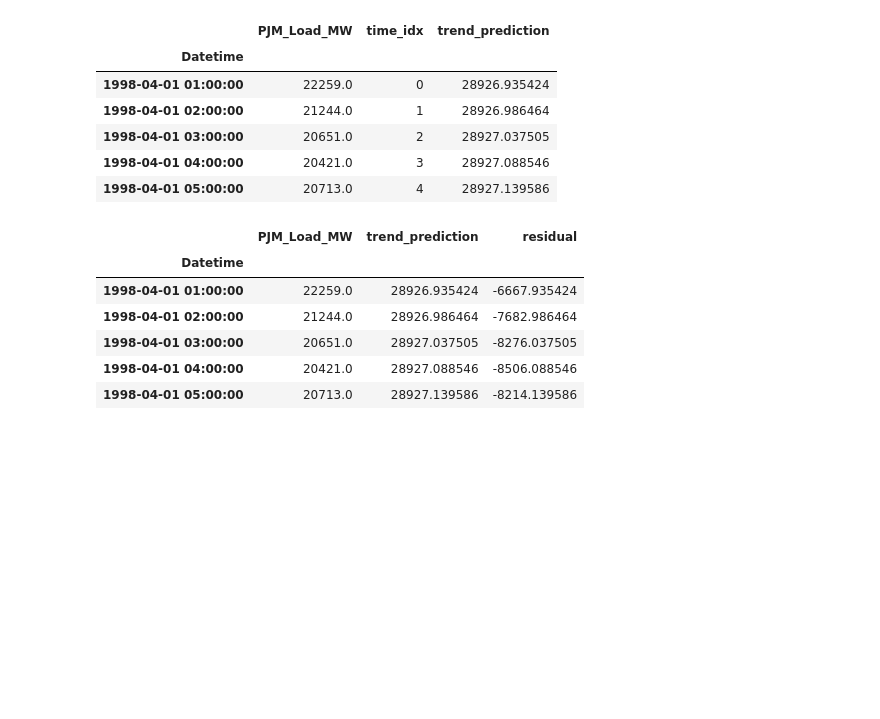
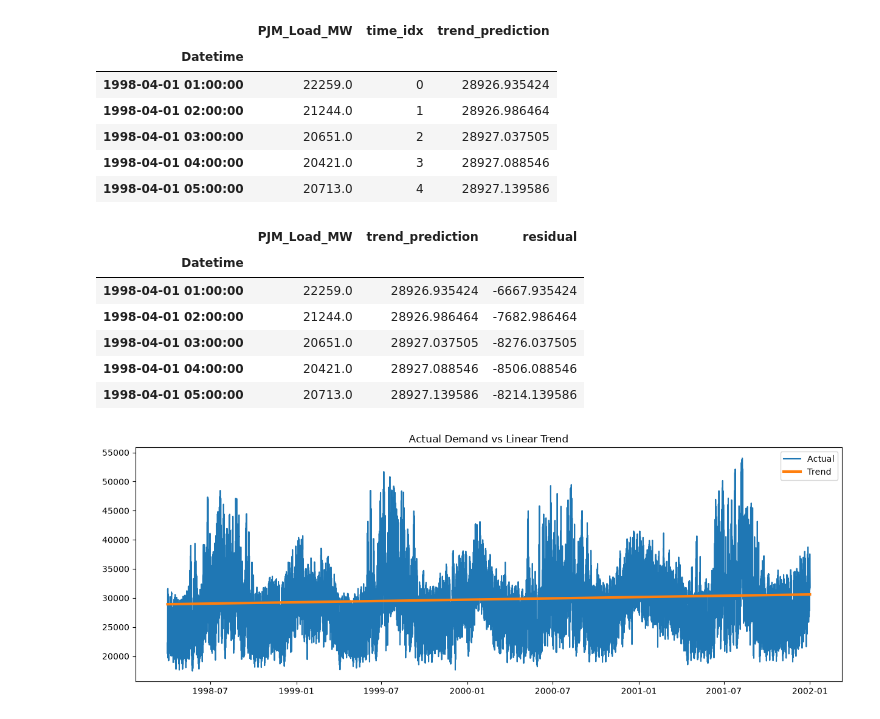
Before and after one commit to ksanu1011/DemandSense-AI, a Jupyter notebook: notebooks/03_modeling.ipynb, the cells around one changed output. Drawn from its saved outputs; the diff is of its cells as text; code cells hidden in the pictures; blank space fills up the shorter version.

Commit message:
Complete trend extraction and residual dataset preparation

```diff
--- a/notebooks/03_modeling.ipynb
+++ b/notebooks/03_modeling.ipynb
@@ -71,3 +71,26 @@ df[["PJM_Load_MW",
 | 1998-04-01 03:00:00 | 20651.0 | 28927.037505 | -8276.037505 |
 | 1998-04-01 04:00:00 | 20421.0 | 28927.088546 | -8506.088546 |
 | 1998-04-01 05:00:00 | 20713.0 | 28927.139586 | -8214.139586 |
+# %%
+plt.figure(figsize=(15,5))
+
+plt.plot(
+    df.index,
+    df["PJM_Load_MW"],
+    label="Actual"
+)
+
+plt.plot(
+    df.index,
+    df["trend_prediction"],
+    label="Trend",
+    linewidth=3
+)
+
+plt.legend()
+
+plt.title("Actual Demand vs Linear Trend")
+
+plt.show()
+# %% [output]
+[figure, added]
```
Also changed, not shown: parts of 5 cells of this notebook, 1 other file.
